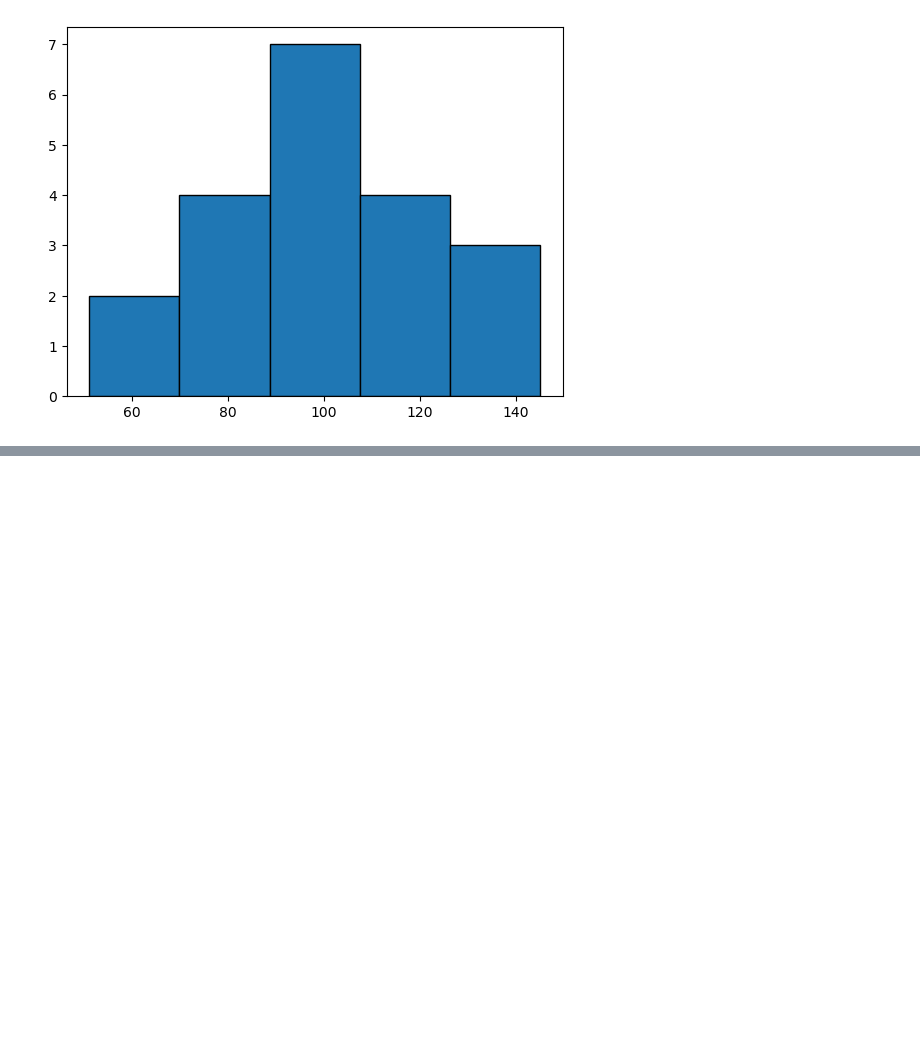
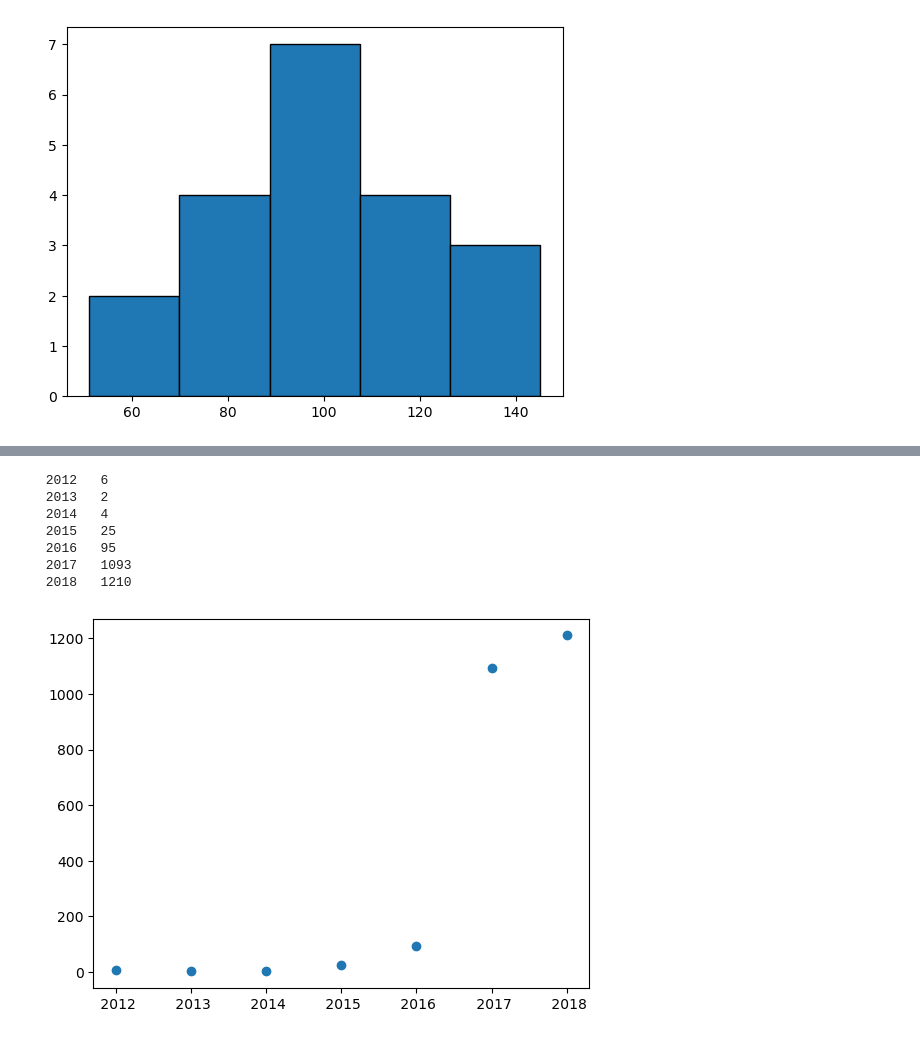
Before and after one commit to naaam-h-siddhu/data-science-and-machine-learning, a Jupyter notebook: lec13_matplotlib.ipynb, the cells around one changed output, grey strips where cells are left out. Saved outputs shown, nothing was run; the diff lists cells and outputs as text; code cells hidden in the pictures; blank space fills up the shorter version.

```diff
--- a/lec13_matplotlib.ipynb
+++ b/lec13_matplotlib.ipynb
@@ -130,0 +145,34 @@ plt.show()
+# %%
+import csv
+import matplotlib.pyplot as plt
+import numpy as np
+with open('resource/amazon_jobs_dataset.csv') as obj:
+    data = csv.DictReader(obj,skipinitialspace = True)
+    data = list(data)
+    ans = {}
+    for i in data:
+        qualification = i['BASIC QUALIFICATIONS']
+        if 'Java' in qualification or 'java' in qualification:
+            date = i['Posting_date']
+            x = date.split(",")
+            year = x[1]
+            ans[year] = ans.get(year,0)+1
+    a = []
+    b = []
+    for i in ans:
+        a.append(i)
+        b.append(ans.get(i))
+    a.reverse()
+    b.reverse()
+    plt.scatter(a,b)
+    for i in range(len(a)):
+        print(a[i]," ",b[i])
+# %% [output]
+ 2012   6
+ 2013   2
+ 2014   4
+ 2015   25
+ 2016   95
+ 2017   1093
+ 2018   1210
+[figure, added]
```
Also changed, not shown: parts of 2 cells of this notebook, 1 other file.
